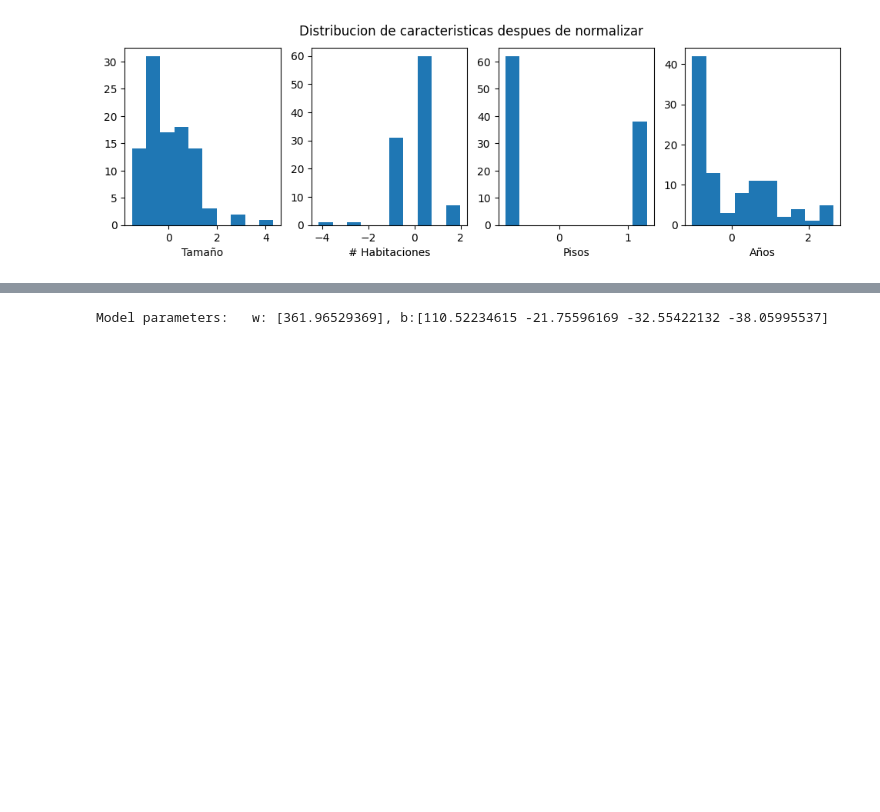
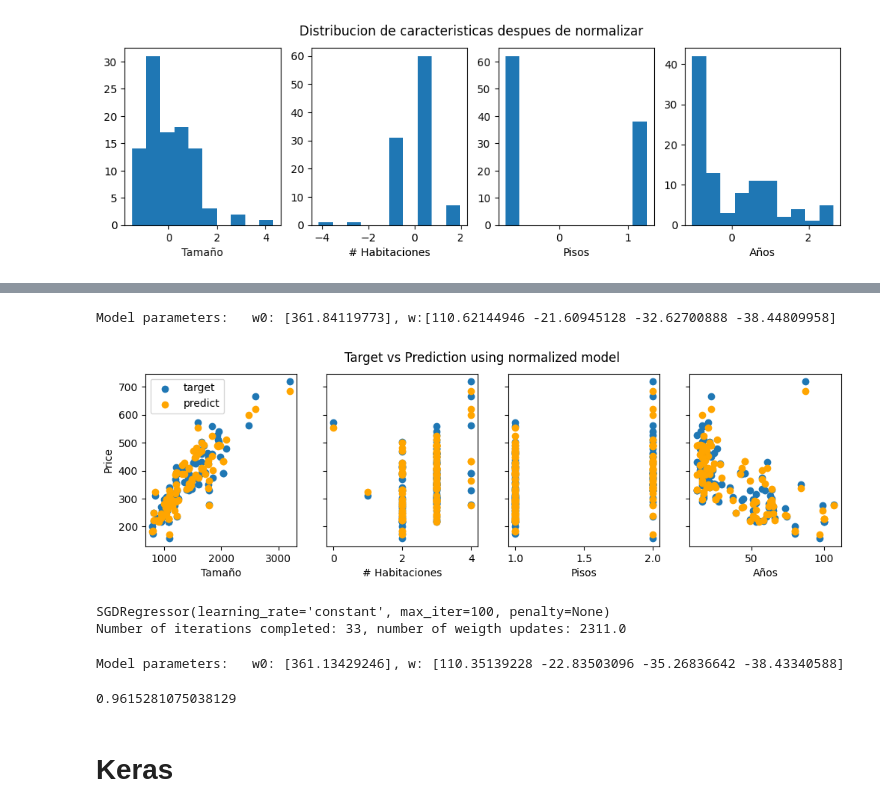
Before and after one commit to DCI-alxogm/ml2023-DPM2310, a Jupyter notebook: Sep8-9/Tarea5.ipynb, the cells around one changed output, grey strips where cells are left out. Saved outputs shown, nothing was run; the diff lists cells and outputs as text; code cells hidden in the pictures; blank space fills up the shorter version.

```diff
--- a/Sep8-9/Tarea5.ipynb
+++ b/Sep8-9/Tarea5.ipynb
@@ -63,7 +69,25 @@ Number of iterations completed: 23, number of weight updates: 2301.0
 # %%
-
+#Calculamos los pesos involucrados
 w0_norm = sgdr.intercept_
 w_norm = sgdr.coef_
-print(f"Model parameters:   w: {w0_norm}, b:{w_norm}")
+print(f"Model parameters:   w0: {w0_norm}, w:{w_norm}")
 # %% [output]
-Model parameters:   w: [361.96529369], b:[110.52234615 -21.75596169 -32.55422132 -38.05995537]
+Model parameters:   w0: [361.84119773], w:[110.62144946 -21.60945128 -32.62700888 -38.44809958]
+# %%
+#Predecimos el objetivo usando las caracteristicas normalizadas
+yp = w0_norm[0]
+for i in range(len(w_norm)):
+  yp += w_norm[i]*Xh_norm[:,i]
+
+#Ploteamos las predicciones y objetivos vs las caracteristias originales
+fig,ax = plt.subplots(1, 4, figsize=(12, 3), sharey=True)
+for i in range(len(ax)):
+  ax[i].scatter(Xh[:,i], th, label = 'target')
+  ax[i].scatter(Xh[:,i], yp, color = "orange", label = 'predict')
+  ax[i].set_xlabel(labels[i])
+
+ax[0].set_ylabel("Price"); ax[0].legend();
+fig.suptitle("Target vs Prediction using normalized model")
+plt.show()
+# %% [output]
+[figure, added]
@@ -69,0 +97,22 @@ Model parameters:   w: [361.96529369], b:[110.52234615 -21.75596169 -32.55422132
+# %%
+#Solving using Scikit Learn
+sgdr = SGDRegressor(max_iter=100, loss = "squared_error", learning_rate = 'constant', eta0 = 0.01, penalty = None)
+sgdr.fit(X_train,y_train)
+print(sgdr)
+print(f"Number of iterations completed: {sgdr.n_iter_}, number of weigth updates: {sgdr.t_}")
+# %% [output]
+SGDRegressor(learning_rate='constant', max_iter=100, penalty=None)
+Number of iterations completed: 33, number of weigth updates: 2311.0
+# %%
+w0_norm = sgdr.intercept_
+w_norm = sgdr.coef_
+print(f"Model parameters:   w0: {w0_norm}, w: {w_norm}")
+# %% [output]
+Model parameters:   w0: [361.13429246], w: [110.35139228 -22.83503096 -35.26836642 -38.43340588]
+# %%
+#Test score
+sgdr.score(X_test,y_test)
+# %% [output]
+0.9615281075038129
+# %% [markdown]
+# **Keras**
```
Also changed, not shown: parts of 12 cells of this notebook.
